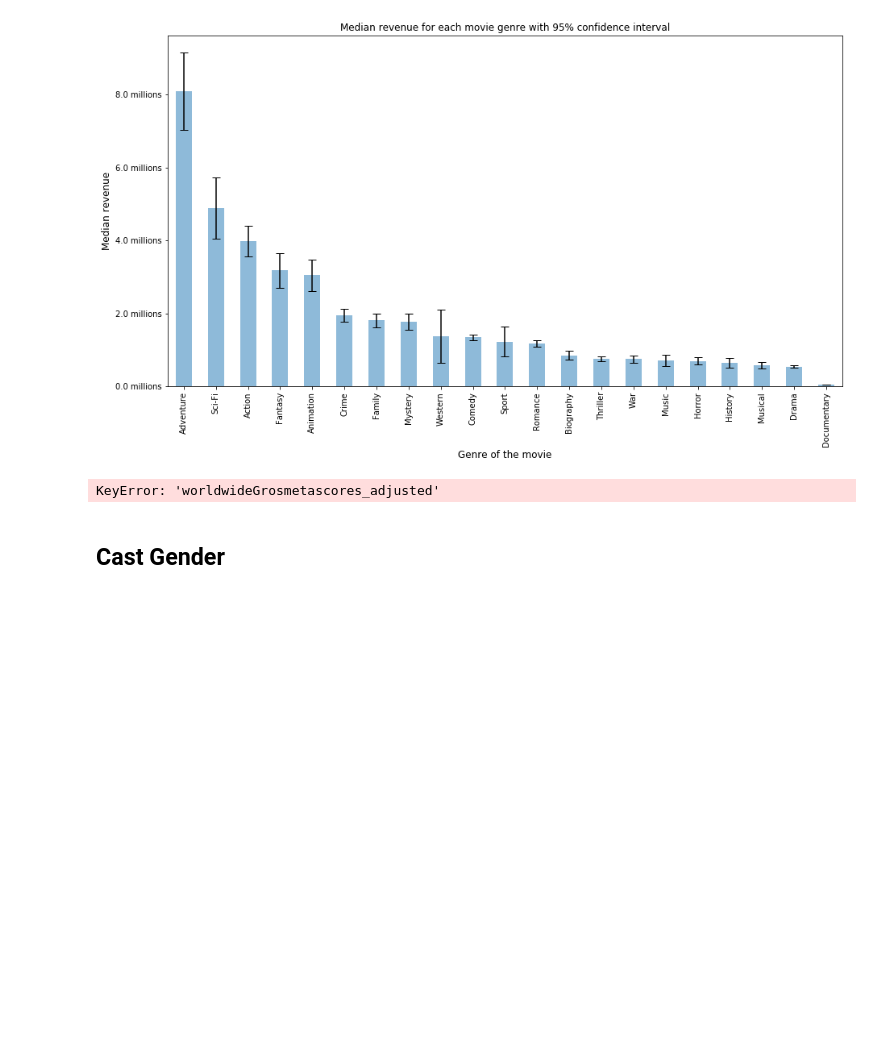
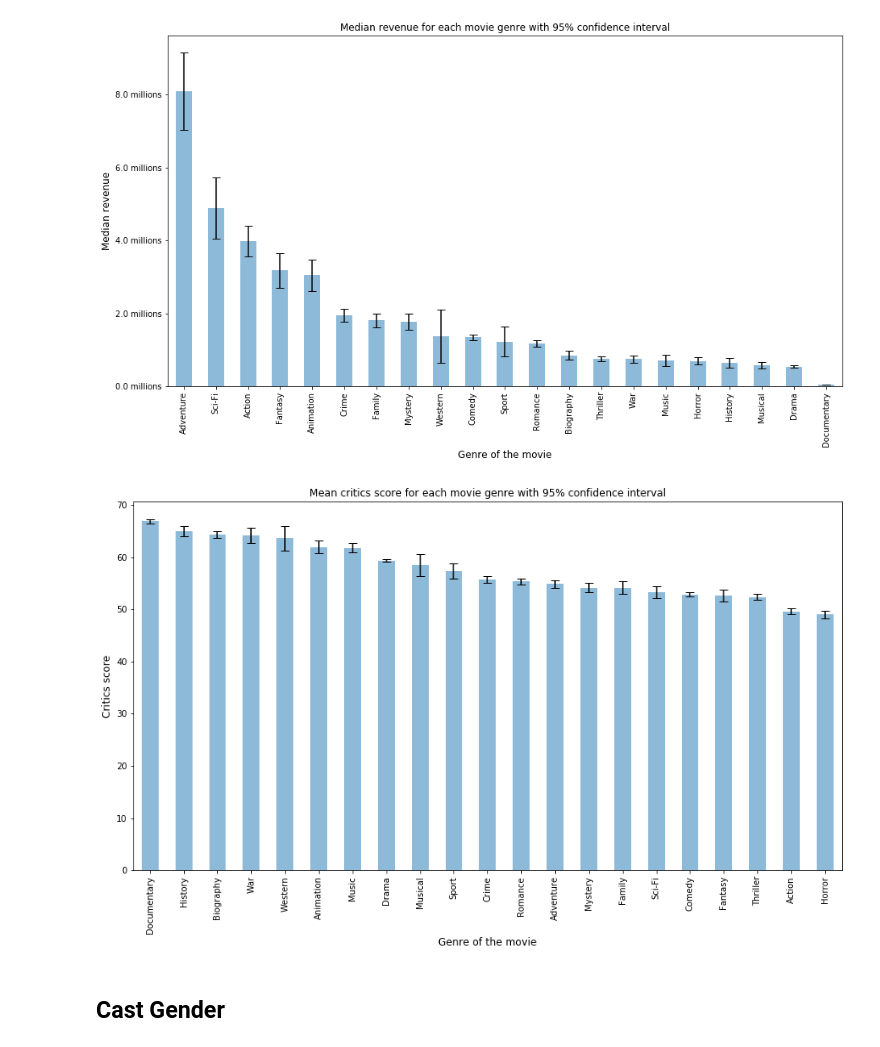
Before and after one commit to Ruchiranga/AD_A-team-project, a Jupyter notebook: Milestone 3.ipynb, the cells around one changed output. Cells and saved outputs as stored; diff of their text form; code cells hidden in the pictures; blank space fills up the shorter version.

```diff
--- a/Milestone 3.ipynb
+++ b/Milestone 3.ipynb
@@ -1328,24 +1429,24 @@ plt.title("Median revenue for each movie genre with 95% confidence interval" , s
 [figure]
 # %%
 movies_stats_gen_met = genres_success[genres_success['metascore']['cast_count'] > 100]\
-                                                    ['worldwideGrosmetascores_adjusted']
+                                                    ['metascore']
 
 movies_stats_gen_met['errlo']  = movies_stats_gen_met['nanmean'] - \
                                  movies_stats_gen_met['95% CI mean'].apply(lambda x: x[0])
 
 movies_stats_gen_met['errhi']  = movies_stats_gen_met['95% CI mean'].apply(lambda x: x[1]) -\
                                  movies_stats_gen_met['nanmean']
 
 movies_stats_gen_met = movies_stats_gen_met.sort_values('nanmean', ascending=False)
 
 movies_stats_gen_met.plot(kind='bar', y='nanmean', yerr=movies_stats_gen_met[['errlo','errhi']].T.values, \
                       alpha=0.5, capsize=5, figsize=(15,8), legend=False);
 
 plt.xlabel("Genre of the movie", size='large')
 plt.ylabel("Critics score", size="large")
 plt.title("Mean critics score for each movie genre with 95% confidence interval" , size="large");
 # %% [output]
-KeyError: 'worldwideGrosmetascores_adjusted'
+[figure, added]
 # %% [markdown]
 ## Cast Gender
 # %% [markdown]
```
Also changed, not shown: parts of 58 cells of this notebook, 2 other files.
